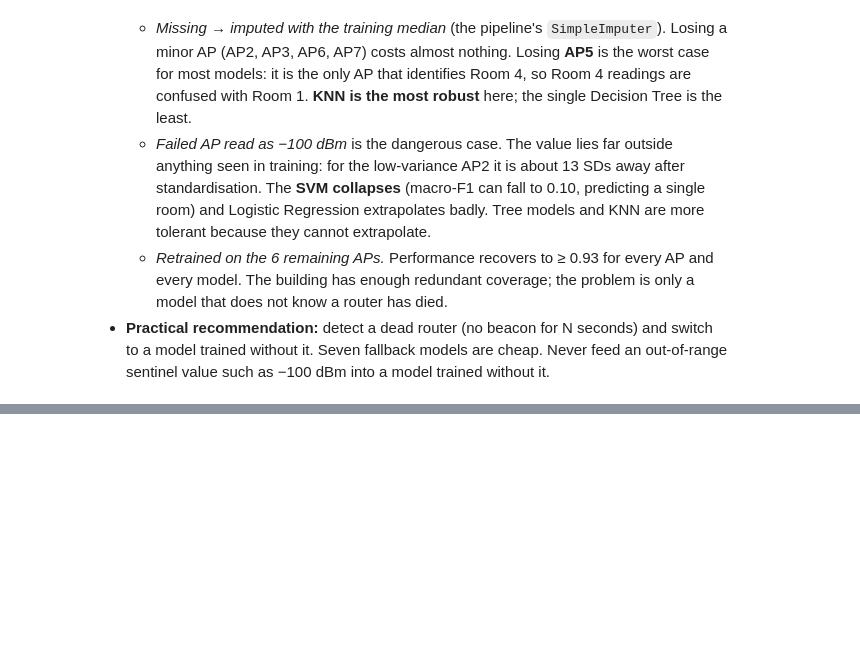
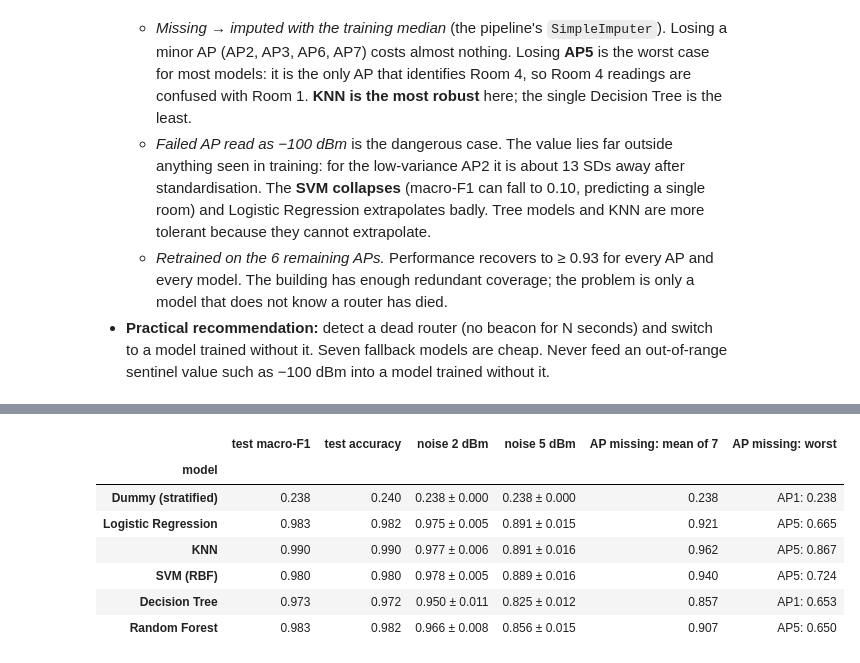
Before and after one commit to techshowdown123-creator/wifi-indoor-localisation, a Jupyter notebook: P6_WiFi_Localisation.ipynb, the cells around one changed output, grey strips where cells are left out. Saved outputs shown, nothing was run; the diff lists cells and outputs as text; code cells hidden in the pictures; blank space fills up the shorter version.

```diff
--- a/P6_WiFi_Localisation.ipynb
+++ b/P6_WiFi_Localisation.ipynb
@@ -653,0 +658,27 @@ Macro-F1 when one access point fails (5-fold CV, mean ± SD)
+# %%
+final, test_preds = [], {}
+for name, gs in tuned.items():
+    est = gs.best_estimator_
+    pred = est.predict(X_test); test_preds[name] = pred
+    rng = np.random.default_rng(RANDOM_STATE)
+    row = {"model": name, "test macro-F1": f1_score(y_test, pred, average="macro"),
+           "test accuracy": accuracy_score(y_test, pred)}
+    Xt = X_test.astype(float)
+    for sd in NOISE_SD:
+        row[f"noise {sd} dBm"] = pm([f1m(est, Xt + rng.normal(0, sd, Xt.shape), y_test) for _ in range(30)])
+    miss = pd.Series({ap: f1m(est, Xt.assign(**{ap: np.nan}), y_test) for ap in AP_COLS})
+    row["AP missing: mean of 7"] = f"{miss.mean():.3f}"
+    row["AP missing: worst"] = f"{miss.idxmin()}: {miss.min():.3f}"
+    final.append(row)
+test_table = pd.DataFrame(final).set_index("model").round(3)
+test_table.to_csv(RES_DIR / "test_results.csv")
+display(test_table)
+# %% [output]
+|  | test macro-F1 | test accuracy | noise 2 dBm | noise 5 dBm | AP missing: mean of 7 | AP missing: worst |
+| model |  |  |  |  |  |  |
+| Dummy (stratified) | 0.238 | 0.240 | 0.238 ± 0.000 | 0.238 ± 0.000 | 0.238 | AP1: 0.238 |
+| Logistic Regression | 0.983 | 0.982 | 0.975 ± 0.005 | 0.891 ± 0.015 | 0.921 | AP5: 0.665 |
+| KNN | 0.990 | 0.990 | 0.977 ± 0.006 | 0.891 ± 0.016 | 0.962 | AP5: 0.867 |
+| SVM (RBF) | 0.980 | 0.980 | 0.978 ± 0.005 | 0.889 ± 0.016 | 0.940 | AP5: 0.724 |
+| Decision Tree | 0.973 | 0.972 | 0.950 ± 0.011 | 0.825 ± 0.012 | 0.857 | AP1: 0.653 |
+| Random Forest | 0.983 | 0.982 | 0.966 ± 0.008 | 0.856 ± 0.015 | 0.907 | AP5: 0.650 |
```
Also changed, not shown: parts of 4 cells of this notebook, 3 other files.
